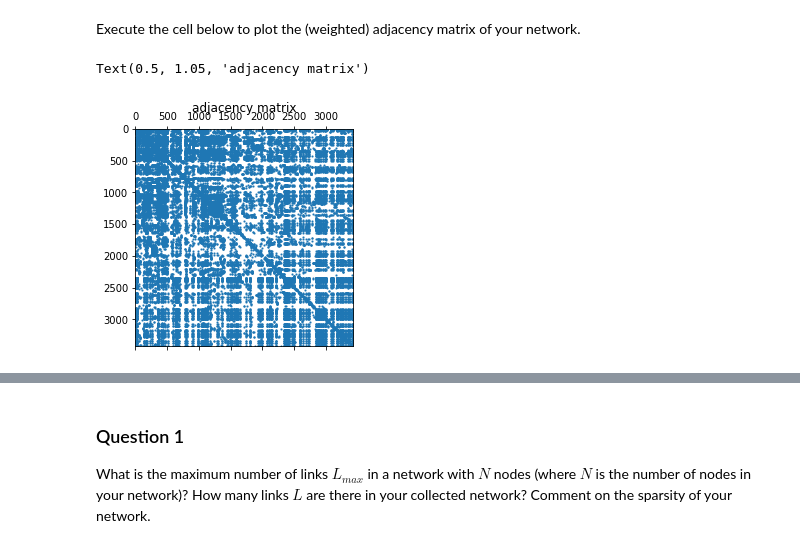
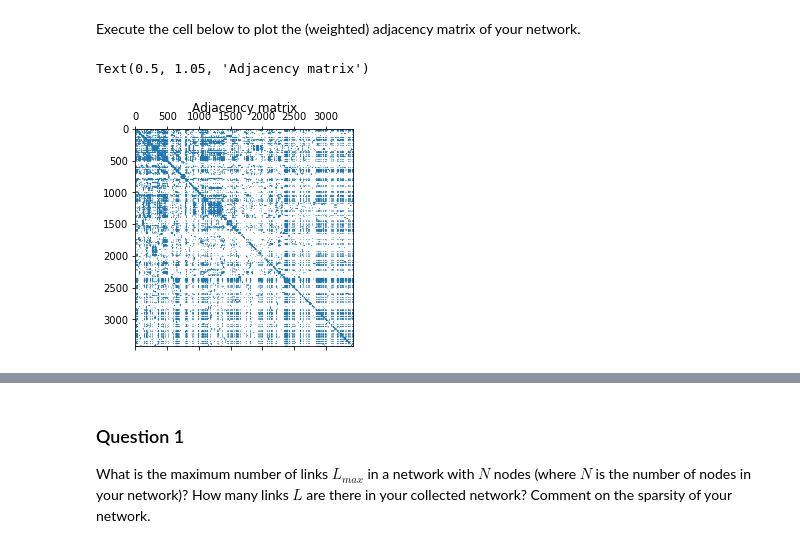
Before and after one commit to nicolasFontbonne/NTDS_group_6, a Jupyter notebook: milestones/1_network_properties.ipynb, the cells around one changed output, grey strips where cells are left out. Saved outputs shown, nothing was run; the diff lists cells and outputs as text; code cells hidden in the pictures.

```diff
--- a/milestones/1_network_properties.ipynb
+++ b/milestones/1_network_properties.ipynb
@@ -115,8 +158,8 @@ for idx, row in edges.iterrows():
 # %% [markdown]
 Execute the cell below to plot the (weighted) adjacency matrix of your network.
 # %%
-plt.spy(adjacency, markersize=1)
-plt.title('adjacency matrix')
+plt.spy(adjacency, markersize=0.1)
+plt.title('Adjacency matrix')
 # %% [output]
-Text(0.5, 1.05, 'adjacency matrix')
+Text(0.5, 1.05, 'Adjacency matrix')
-[figure, old version]
+[figure, new version]
```
Also changed, not shown: parts of 24 cells of this notebook.
